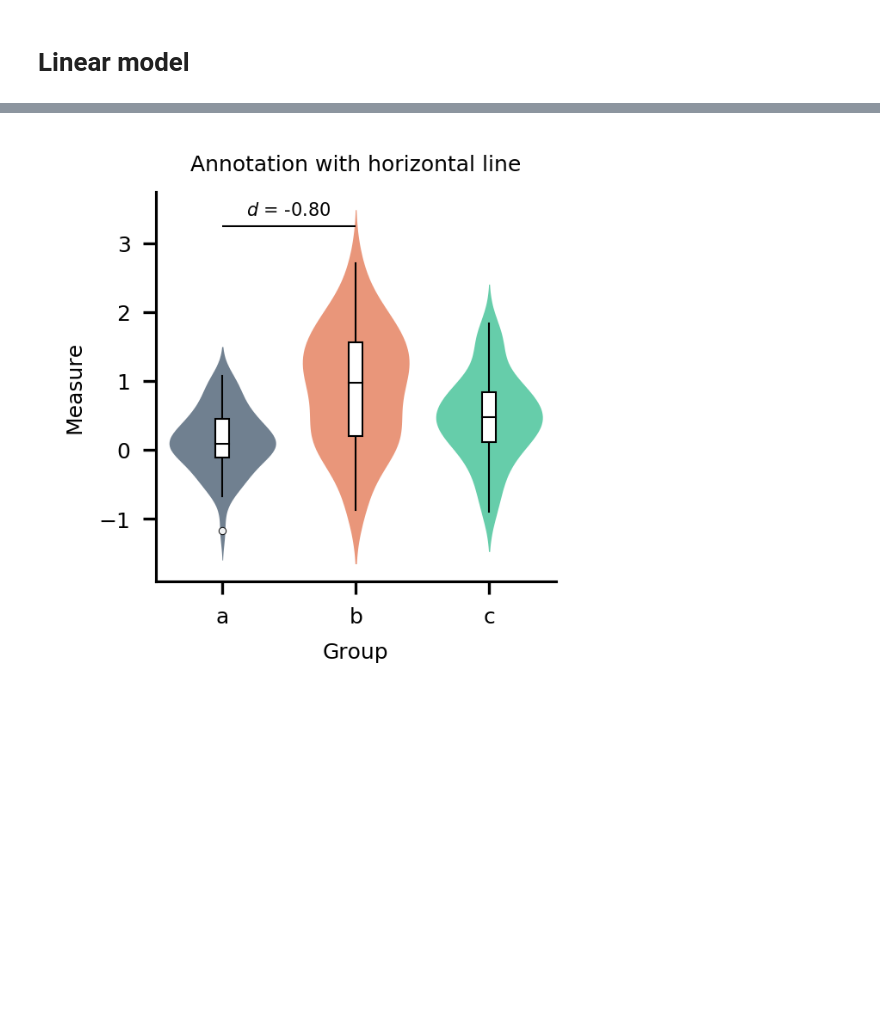
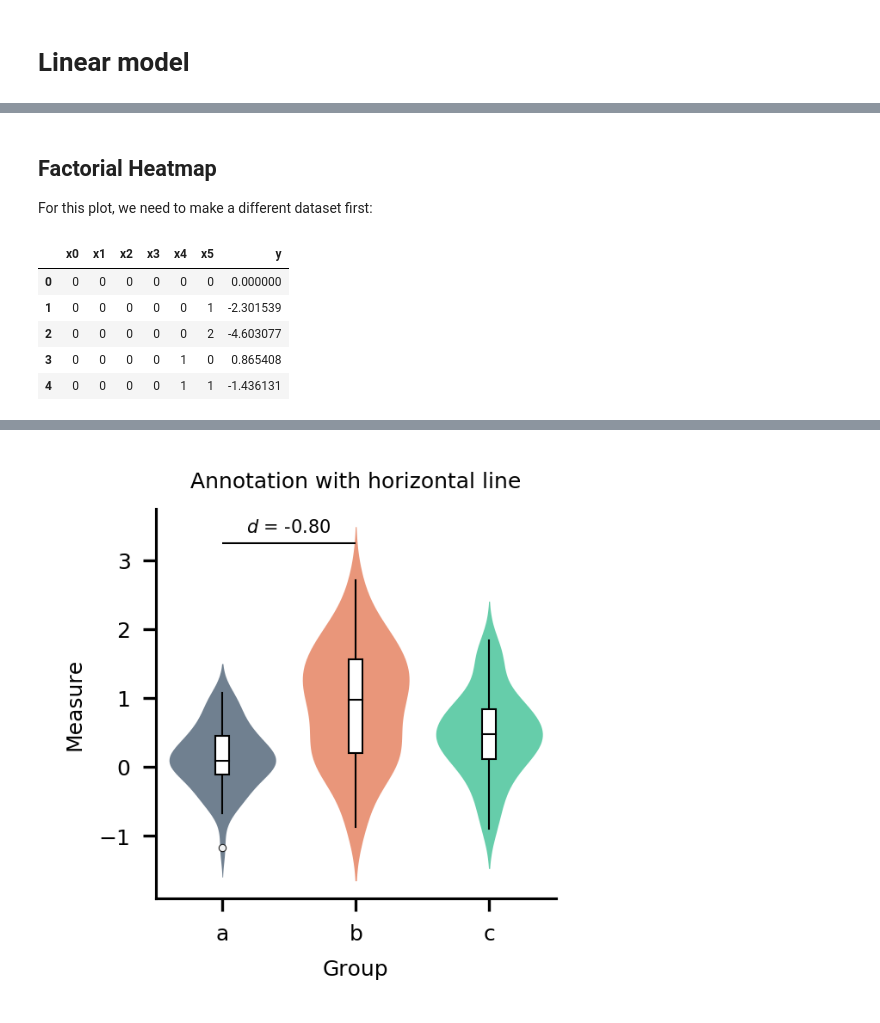
Before and after one commit to moltaire/myplotlib, a Jupyter notebook: gallery.ipynb, the cells around one changed output, grey strips where cells are left out. Drawn from its saved outputs; the diff is of its cells as text; code cells hidden in the pictures; blank space fills up the shorter version.

```diff
--- a/gallery.ipynb
+++ b/gallery.ipynb
@@ -97,0 +98,33 @@ NUTS: [sd, x, Intercept]
+# %% [markdown]
+## Factorial Heatmap
+
+For this plot, we need to make a different dataset first:
+# %%
+import itertools
+
+
+def product_dict(**kwargs):
+    keys = kwargs.keys()
+    vals = kwargs.values()
+    for instance in itertools.product(*vals):
+        yield dict(zip(keys, instance))
+
+
+np.random.seed(1)
+df = pd.DataFrame(
+    list(
+        product_dict(
+            x0=[0, 1, 2], x1=[0, 1], x2=[0, 1, 2], x3=[0, 1, 2], x4=[0, 1], x5=[0, 1, 2]
+        )
+    )
+)
+betas = np.random.normal(size=6)
+df["y"] = df[["x0", "x1", "x2", "x3", "x4", "x5"]].values.dot(betas)
+df.head()
+# %% [output]
+|  | x0 | x1 | x2 | x3 | x4 | x5 | y |
+| 0 | 0 | 0 | 0 | 0 | 0 | 0 | 0.000000 |
+| 1 | 0 | 0 | 0 | 0 | 0 | 1 | -2.301539 |
+| 2 | 0 | 0 | 0 | 0 | 0 | 2 | -4.603077 |
+| 3 | 0 | 0 | 0 | 0 | 1 | 0 | 0.865408 |
+| 4 | 0 | 0 | 0 | 0 | 1 | 1 | -1.436131 |
```
Also changed, not shown: parts of 7 cells of this notebook, 6 other files.
